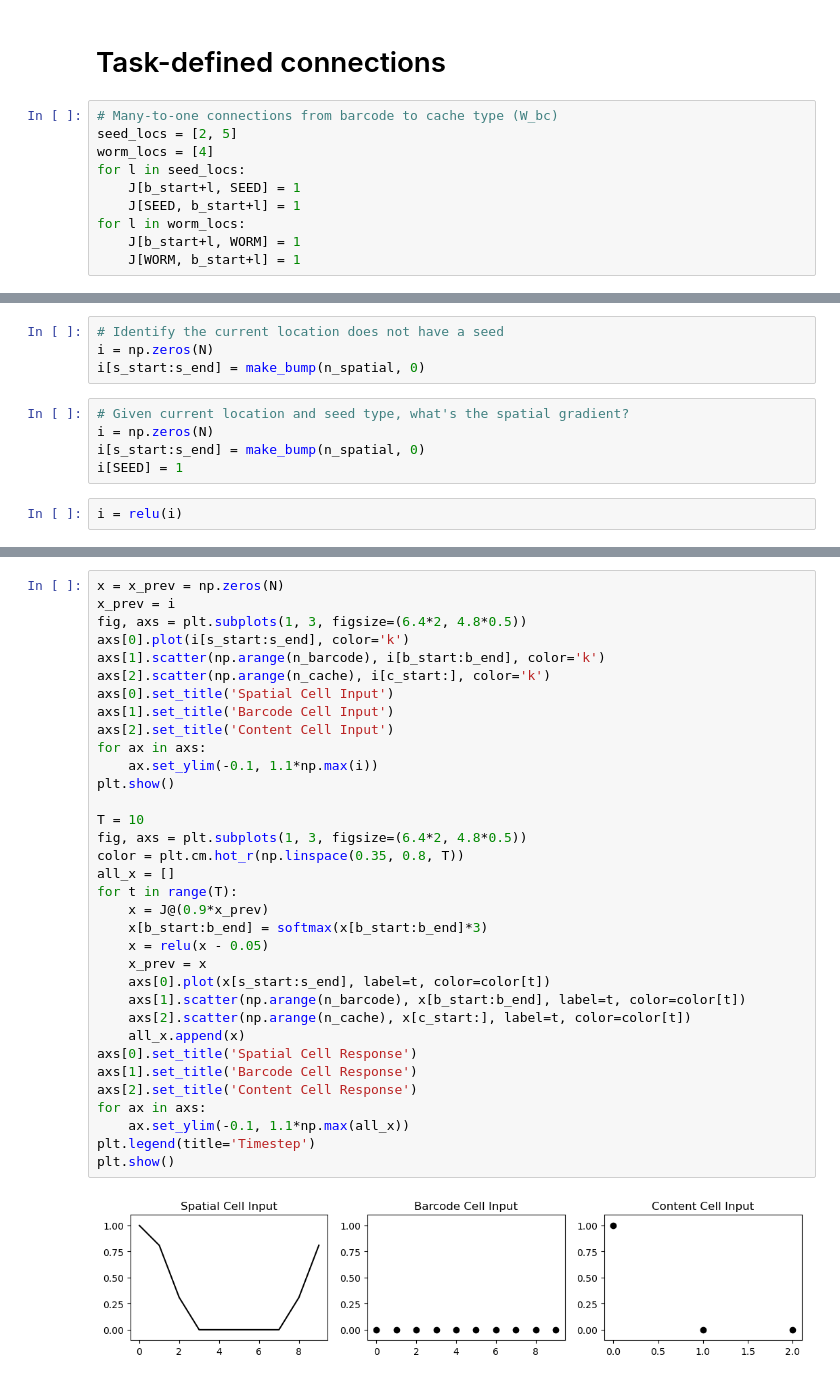
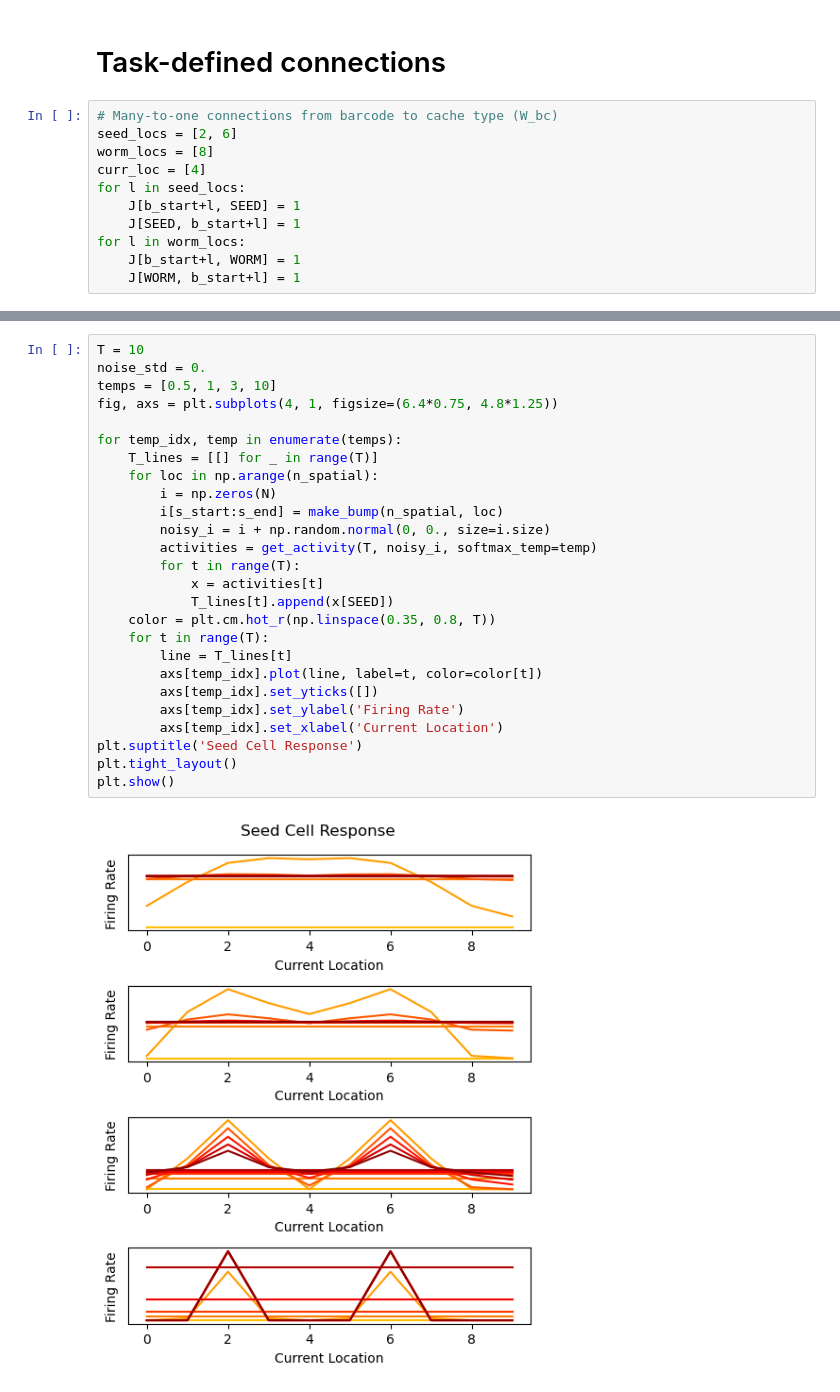
Before and after one commit to chingf/barcodes, a Jupyter notebook: Sandbox.ipynb, the cells around one changed output, grey strips where cells are left out. Saved outputs shown, nothing was run; the diff lists cells and outputs as text.

```diff
--- a/Sandbox.ipynb
+++ b/Sandbox.ipynb
@@ -48,8 +48,9 @@ J[s_start:s_end, b_start:b_end] = J[b_start:b_end, s_start:s_end]
 # Task-defined connections
 # %%
 # Many-to-one connections from barcode to cache type (W_bc)
-seed_locs = [2, 5]
-worm_locs = [4]
+seed_locs = [2, 6]
+worm_locs = [8]
+curr_loc = [4]
 for l in seed_locs:
     J[b_start+l, SEED] = 1
     J[SEED, b_start+l] = 1
@@ -65,11 +131,0 @@ i[s_start:s_end] = make_bump(n_spatial, seed_locs[0])
-# %%
-# Identify the current location does not have a seed
-i = np.zeros(N)
-i[s_start:s_end] = make_bump(n_spatial, 0)
-# %%
-# Given current location and seed type, what's the spatial gradient?
-i = np.zeros(N)
-i[s_start:s_end] = make_bump(n_spatial, 0)
-i[SEED] = 1
-# %%
-i = relu(i)
@@ -78,36 +132,28 @@ i = relu(i)
 # %%
-x = x_prev = np.zeros(N)
-x_prev = i
-fig, axs = plt.subplots(1, 3, figsize=(6.4*2, 4.8*0.5))
-axs[0].plot(i[s_start:s_end], color='k')
-axs[1].scatter(np.arange(n_barcode), i[b_start:b_end], color='k')
-axs[2].scatter(np.arange(n_cache), i[c_start:], color='k')
-axs[0].set_title('Spatial Cell Input')
-axs[1].set_title('Barcode Cell Input')
-axs[2].set_title('Content Cell Input')
-for ax in axs:
-    ax.set_ylim(-0.1, 1.1*np.max(i))
+T = 10
+noise_std = 0.
+temps = [0.5, 1, 3, 10]
+fig, axs = plt.subplots(4, 1, figsize=(6.4*0.75, 4.8*1.25))
+
+for temp_idx, temp in enumerate(temps):
+    T_lines = [[] for _ in range(T)]
+    for loc in np.arange(n_spatial):
+        i = np.zeros(N)
+        i[s_start:s_end] = make_bump(n_spatial, loc)
+        noisy_i = i + np.random.normal(0, 0., size=i.size)
+        activities = get_activity(T, noisy_i, softmax_temp=temp)
+        for t in range(T):
+            x = activities[t]
+            T_lines[t].append(x[SEED])
+    color = plt.cm.hot_r(np.linspace(0.35, 0.8, T))
+    for t in range(T):
+        line = T_lines[t]
+        axs[temp_idx].plot(line, label=t, color=color[t])
+        axs[temp_idx].set_yticks([])
+        axs[temp_idx].set_ylabel('Firing Rate')
+        axs[temp_idx].set_xlabel('Current Location')
+plt.suptitle('Seed Cell Response')
+plt.tight_layout()
 plt.show()
-
-T = 10
-fig, axs = plt.subplots(1, 3, figsize=(6.4*2, 4.8*0.5))
-color = plt.cm.hot_r(np.linspace(0.35, 0.8, T))
-all_x = []
-for t in range(T):
-    x = J@(0.9*x_prev)
-    x[b_start:b_end] = softmax(x[b_start:b_end]*3)
-    x = relu(x - 0.05)
-    x_prev = x
-    axs[0].plot(x[s_start:s_end], label=t, color=color[t])
-    axs[1].scatter(np.arange(n_barcode), x[b_start:b_end], label=t, color=color[t])
-    axs[2].scatter(np.arange(n_cache), x[c_start:], label=t, color=color[t])
-    all_x.append(x)
-axs[0].set_title('Spatial Cell Response')
-axs[1].set_title('Barcode Cell Response')
-axs[2].set_title('Content Cell Response')
-for ax in axs:
-    ax.set_ylim(-0.1, 1.1*np.max(all_x))
-plt.legend(title='Timestep')
-plt.show()
 # %% [output]
-[figure, old version]
+[figure, new version]
```
Also changed, not shown: parts of 21 cells of this notebook.
